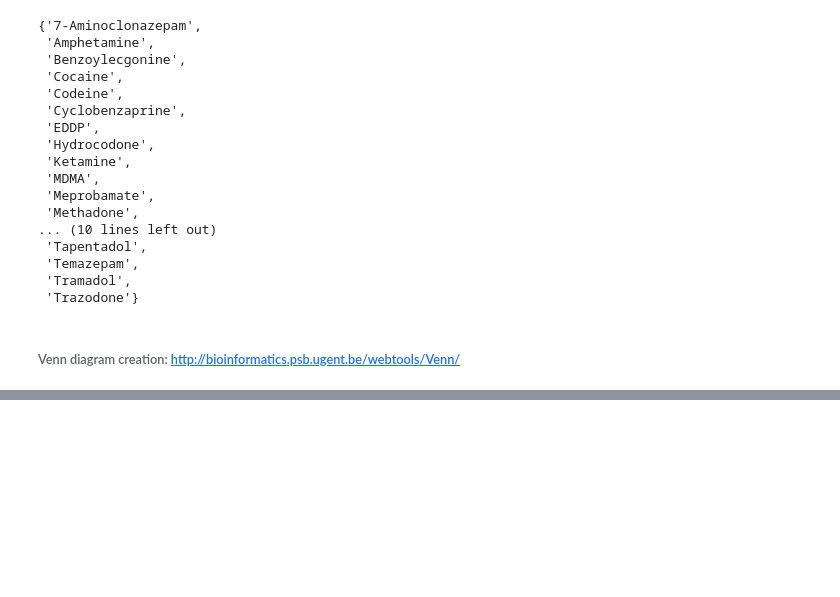
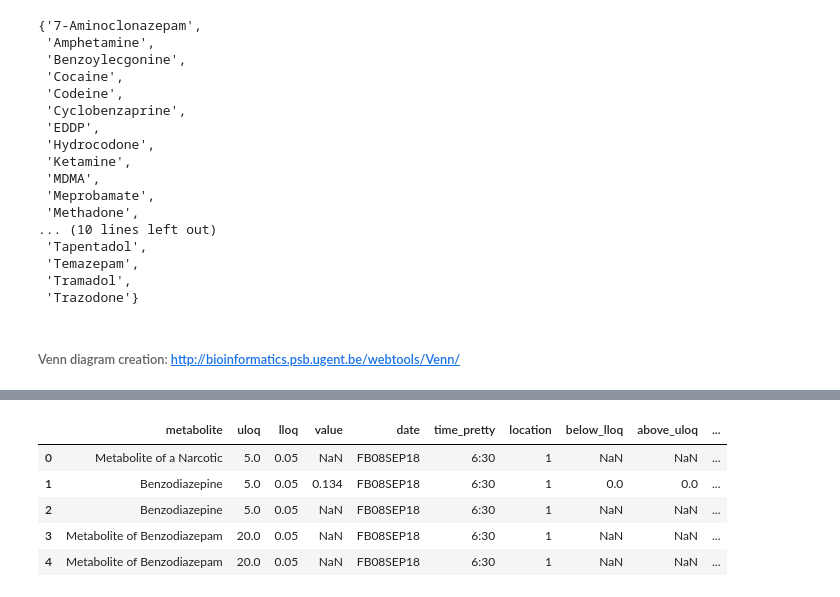
Before and after one commit to mloop/uf-wastewater, a Jupyter notebook: nbs/data_inventory.ipynb, the cells around one changed output, grey strips where cells are left out. Saved outputs shown, nothing was run; the diff lists cells and outputs as text; code cells hidden in the pictures; blank space fills up the shorter version.

```diff
--- a/nbs/data_inventory.ipynb
+++ b/nbs/data_inventory.ipynb
@@ -208,0 +264,9 @@ waters_set_2
+# %%
+data.head()
+# %% [output]
+|  | metabolite | uloq | lloq | value | date | time_pretty | location | below_lloq | above_uloq | ... |
+| 0 | Metabolite of a Narcotic | 5.0 | 0.05 | NaN | FB08SEP18 | 6:30 | 1 | NaN | NaN | ... |
+| 1 | Benzodiazepine | 5.0 | 0.05 | 0.134 | FB08SEP18 | 6:30 | 1 | 0.0 | 0.0 | ... |
+| 2 | Benzodiazepine | 5.0 | 0.05 | NaN | FB08SEP18 | 6:30 | 1 | NaN | NaN | ... |
+| 3 | Metabolite of Benzodiazepam | 20.0 | 0.05 | NaN | FB08SEP18 | 6:30 | 1 | NaN | NaN | ... |
+| 4 | Metabolite of Benzodiazepam | 20.0 | 0.05 | NaN | FB08SEP18 | 6:30 | 1 | NaN | NaN | ... |
```
Also changed, not shown: parts of 30 cells of this notebook, 8 other files.
